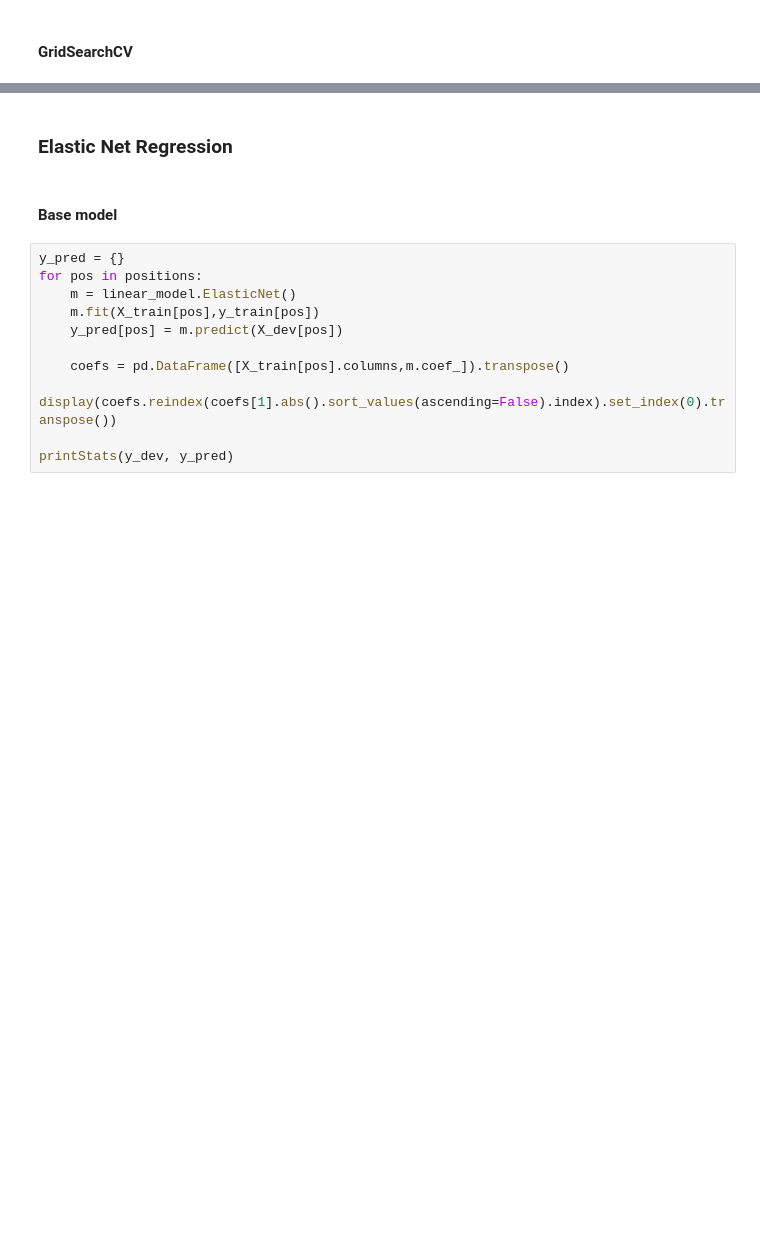
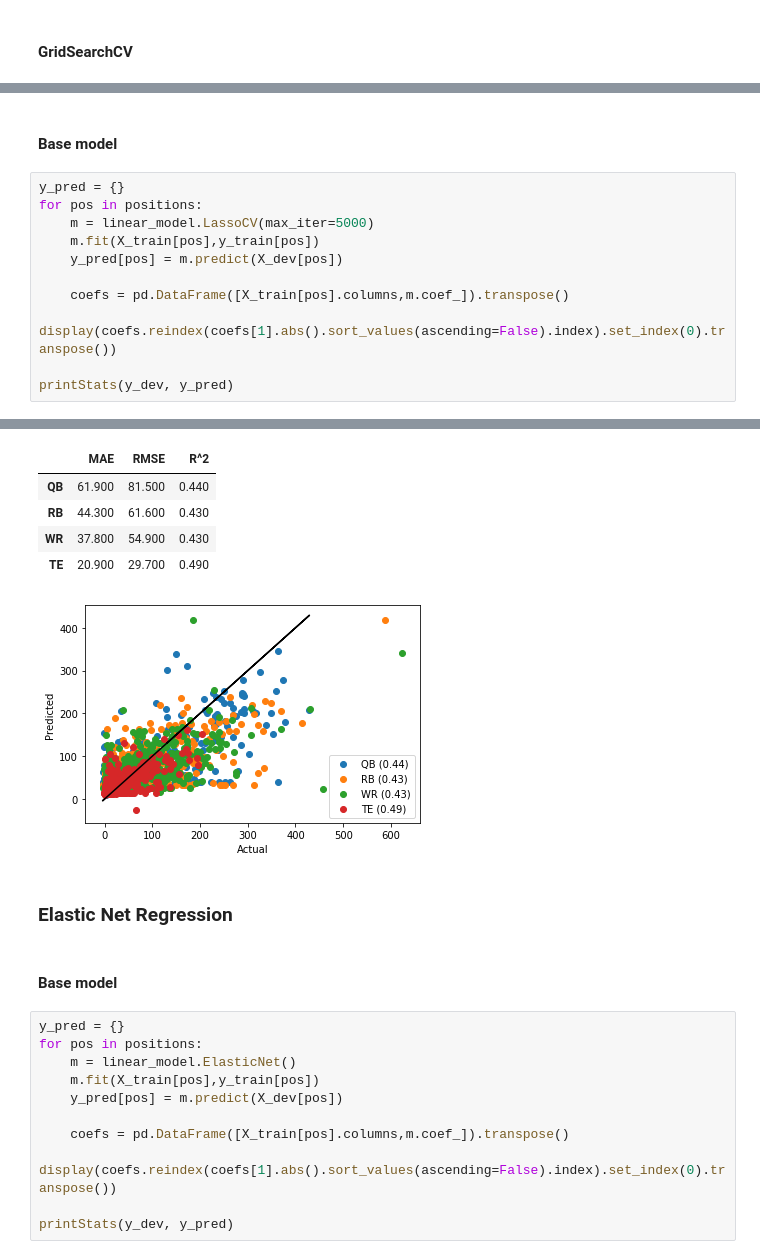
Before and after one commit to mrkawa/fantasyFootballML, a Jupyter notebook: 2_positionalModels/regression.ipynb, the cells around one changed output, grey strips where cells are left out. Drawn from its saved outputs; the diff is of its cells as text; blank space fills up the shorter version.

```diff
--- a/2_positionalModels/regression.ipynb
+++ b/2_positionalModels/regression.ipynb
@@ -166,3 +167,17 @@ Fitting 5 folds for each of 10 candidates, totalling 50 fits
 |  | yards_gained-1_seasonTotal | fanPts-1 | yards_gained-1_avgPerGame | yards_gained-2_seasonTotal | air_yards-1_avgPerGame | ... |
 | 1 | 16.687 | 5.563 | 4.569 | 1.088 | 0.977 | ... |
 ... (3 outputs left out)
+# %% [markdown]
+#### Base model
+# %%
+y_pred = {}
+for pos in positions:
+    m = linear_model.LassoCV(max_iter=5000)
+    m.fit(X_train[pos],y_train[pos])
+    y_pred[pos] = m.predict(X_dev[pos])
+
+    coefs = pd.DataFrame([X_train[pos].columns,m.coef_]).transpose()
+    display(coefs.reindex(coefs[1].abs().sort_values(ascending=False).index).set_index(0).transpose())
+
+printStats(y_dev, y_pred)
+# %% [output]
@@ -169,3 +192,9 @@ Fitting 5 folds for each of 10 candidates, totalling 50 fits
+|  | MAE | RMSE | R^2 |
+| QB | 61.900 | 81.500 | 0.440 |
+| RB | 44.300 | 61.600 | 0.430 |
+| WR | 37.800 | 54.900 | 0.430 |
+| TE | 20.900 | 29.700 | 0.490 |
+[figure, added]
 # %% [markdown]
 ### Elastic Net Regression
 # %% [markdown]
```
Also changed, not shown: parts of 6 cells of this notebook, 1 other file.
